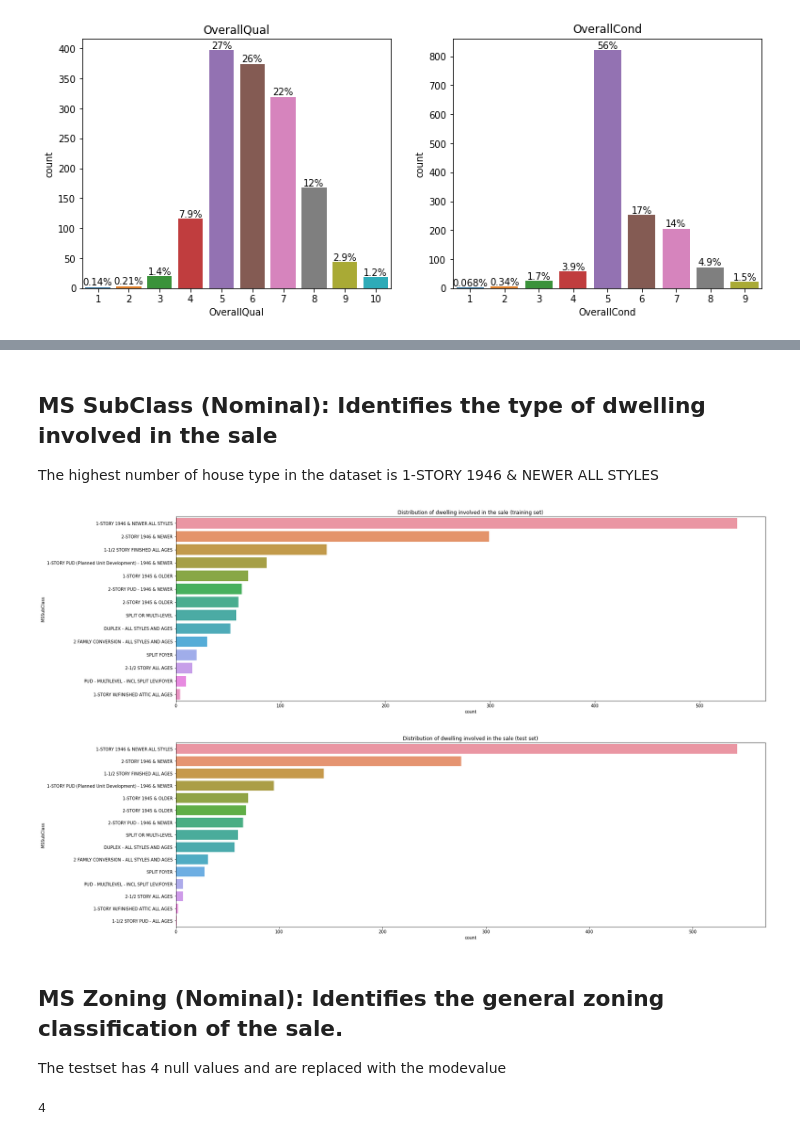
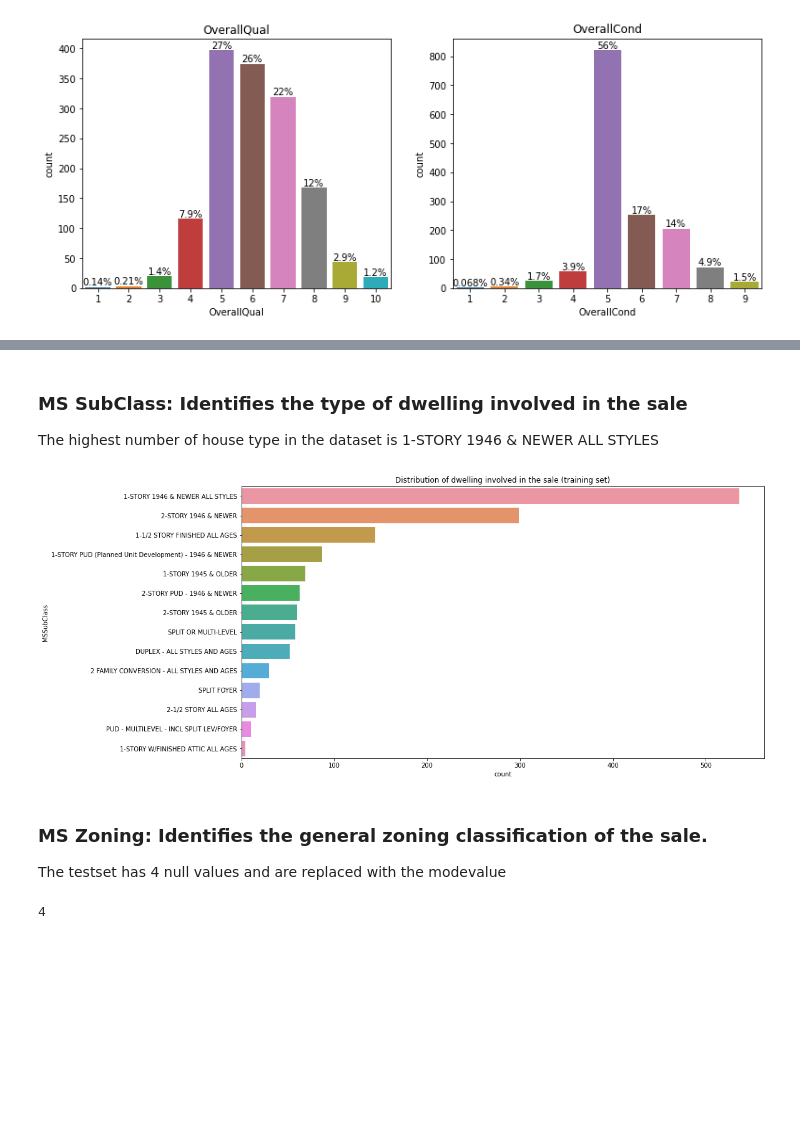
Before and after one commit to komus/kaggle-house-price, a Jupyter notebook: houseprice.ipynb, the cells around one changed output, grey strips where cells are left out. Cells and saved outputs as stored; diff of their text form; code cells hidden in the pictures; blank space fills up the shorter version.

```diff
--- a/houseprice.ipynb
+++ b/houseprice.ipynb
@@ -106,3 +172,18 @@ ordinal_num_features = ['OverallQual','OverallCond' ]
+# %%
+train_set['total_square_footage'] = train_set['TotalBsmtSF'] + train_set['GrLivArea']
+test_set['total_square_footage'] = test_set['TotalBsmtSF'] + test_set['GrLivArea']
+
+train_set['remodelling_done'] = train_set.apply(lambda x: verify_remodelling(x['YearRemodAdd'], x['YearBuilt']), axis=1)
+test_set['remodelling_done'] = test_set.apply(lambda x: verify_remodelling(x['YearRemodAdd'], x['YearBuilt']), axis=1)
+
+train_set['selling_season'] = train_set.apply(lambda x: selling_period(x['MoSold']), axis=1)
+test_set['selling_season'] = test_set.apply(lambda x: selling_period(x['MoSold']), axis=1)
+
+train_set['total_area_of_house'] = train_set['TotalBsmtSF'] + train_set['1stFlrSF'] + train_set['2ndFlrSF']
+test_set['total_area_of_house'] = test_set['TotalBsmtSF'] + test_set['1stFlrSF'] + test_set['2ndFlrSF']
+
+train_set['age_of_building'] = train_set['YearBuilt'].apply(lambda x: pd.datetime.now().year - x)
+test_set['age_of_building'] = test_set['YearBuilt'].apply(lambda x: pd.datetime.now().year - x)
 # %% [markdown]
 It can be seen below that both test and train dataset have missing values.
 # %%
@@ -139,8 +220,8 @@ Length: 80, dtype: int64
 ## Ordinal Features
 For Ordinal categorical features, missing values will be filled with NA (0)
 # %%
-n_rows = 7
 n_cols = 3
+n_rows = ceil(len(ordinal_cat_features)/n_cols)
 counter = 1
 
 fig = plt.figure(figsize=(20,40))
@@ -182,0 +267,14 @@ for col in ordinal_cat_features:
+# %%
+n_cols = 3
+n_rows = ceil(len(continious_features)/n_cols)
+counter = 1
+
+fig = plt.figure(figsize=(20,40))
+for col in continious_features:
+    plt.subplot(n_rows, n_cols, counter)
+    plt.xlabel(col)
+    g = plt.hist(train_set[col])
+
+    counter += 1
+
+plt.show();
@@ -182,0 +283,4 @@ for col in ordinal_cat_features:
+# %%
+for col in continious_features:
+    train_set[col] = train_set[col].fillna(0)
+    test_set[col] = test_set[col].fillna(0)
@@ -183,24 +328,18 @@ for col in ordinal_cat_features:
 # %% [markdown]
-## MS SubClass (Nominal): Identifies the type of dwelling involved in the sale
+### MS SubClass: Identifies the type of dwelling involved in the sale
 The highest number of house type in the dataset is 1-STORY 1946 & NEWER ALL STYLES
 # %%
-plt.figure(figsize=(25,8))
+plt.figure(figsize=(15,8))
 
 ax = sns.countplot(y=train_set.MSSubClass.map(ms_sub_class), order=train_set.MSSubClass.map(ms_sub_class).value_counts().index)
 #ax.set_xticklabels(ax.get_xticklabels(),rotation = 90)
 plt.title('Distribution of dwelling involved in the sale (training set)')
 plt.show();
 # %% [output]
-[figure, old version]
+[figure, new version]
-# %%
-plt.figure(figsize=(25,8))
-ax = sns.countplot(y=test_set.MSSubClass.map(ms_sub_class), order=test_set.MSSubClass.map(ms_sub_class).value_counts().index)
-plt.title('Distribution of dwelling involved in the sale (test set)')
-plt.show();
-# %% [output]
-[figure, removed]
 # %% [markdown]
-## MS Zoning (Nominal): Identifies the general zoning classification of the sale.
+
+### MS Zoning: Identifies the general zoning classification of the sale.
 The testset has 4 null values and are replaced with the modevalue
 # %%
 test_set['MSZoning'].isnull().sum()
```
Also changed, not shown: parts of 62 cells of this notebook.
